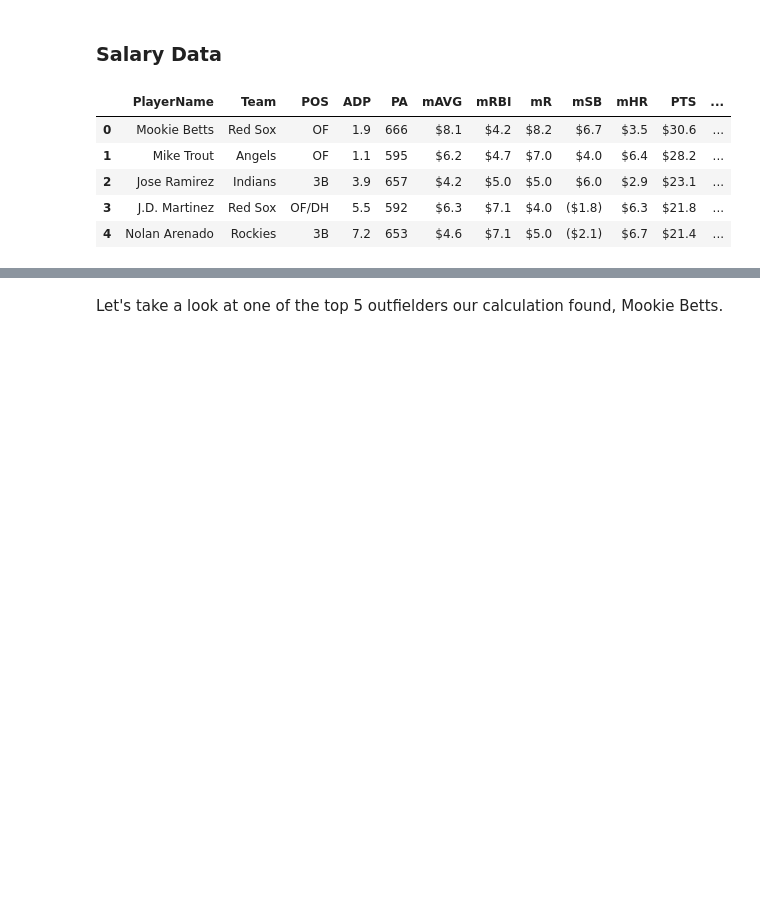
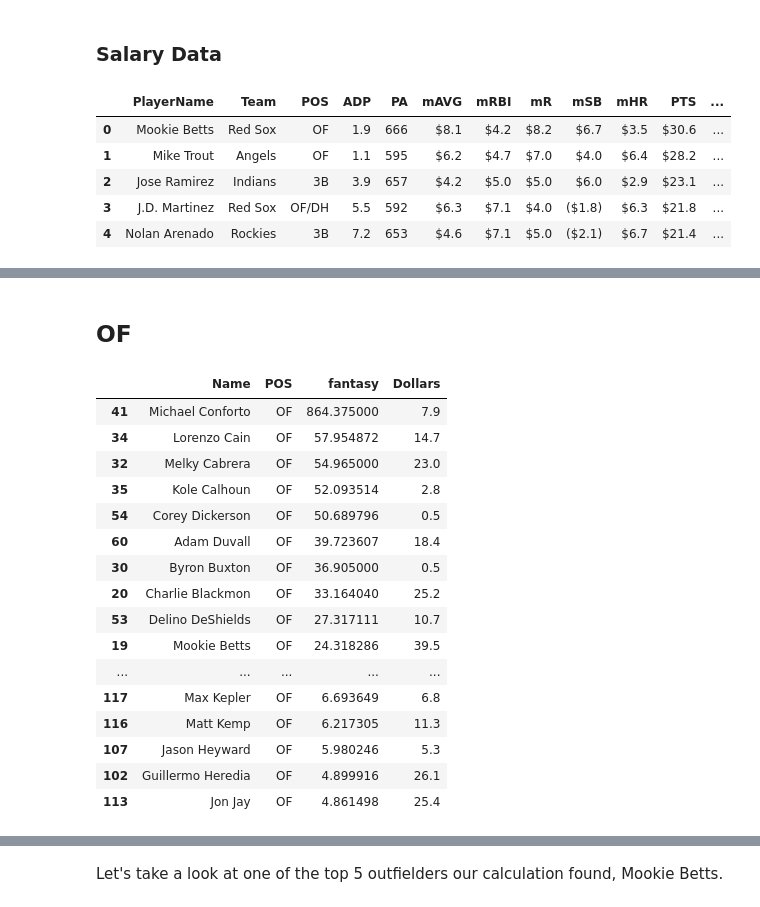
Before and after one commit to EricOropezaelwood/Fantasy-Baseball, a Jupyter notebook: fantasy.ipynb, the cells around one changed output, grey strips where cells are left out. Drawn from its saved outputs; the diff is of its cells as text; code cells hidden in the pictures; blank space fills up the shorter version.

```diff
--- a/fantasy.ipynb
+++ b/fantasy.ipynb
@@ -246,0 +231,23 @@ topFives
+# %% [markdown]
+## OF
+# %%
+resultOF = result.loc[result['POS']=='OF'].copy().sort_values(by='fantasy', ascending=False)
+resultOF
+# %% [output]
+|  | Name | POS | fantasy | Dollars |
+| 41 | Michael Conforto | OF | 864.375000 | 7.9 |
+| 34 | Lorenzo Cain | OF | 57.954872 | 14.7 |
+| 32 | Melky Cabrera | OF | 54.965000 | 23.0 |
+| 35 | Kole Calhoun | OF | 52.093514 | 2.8 |
+| 54 | Corey Dickerson | OF | 50.689796 | 0.5 |
+| 60 | Adam Duvall | OF | 39.723607 | 18.4 |
+| 30 | Byron Buxton | OF | 36.905000 | 0.5 |
+| 20 | Charlie Blackmon | OF | 33.164040 | 25.2 |
+| 53 | Delino DeShields | OF | 27.317111 | 10.7 |
+| 19 | Mookie Betts | OF | 24.318286 | 39.5 |
+| ... | ... | ... | ... | ... |
+| 117 | Max Kepler | OF | 6.693649 | 6.8 |
+| 116 | Matt Kemp | OF | 6.217305 | 11.3 |
+| 107 | Jason Heyward | OF | 5.980246 | 5.3 |
+| 102 | Guillermo Heredia | OF | 4.899916 | 26.1 |
+| 113 | Jon Jay | OF | 4.861498 | 25.4 |
```
Also changed, not shown: parts of 33 cells of this notebook.
